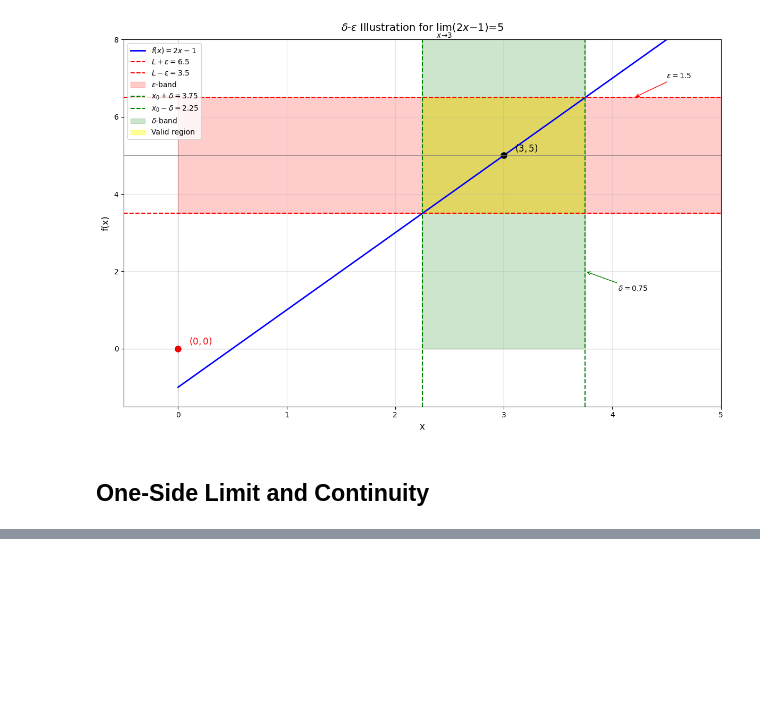
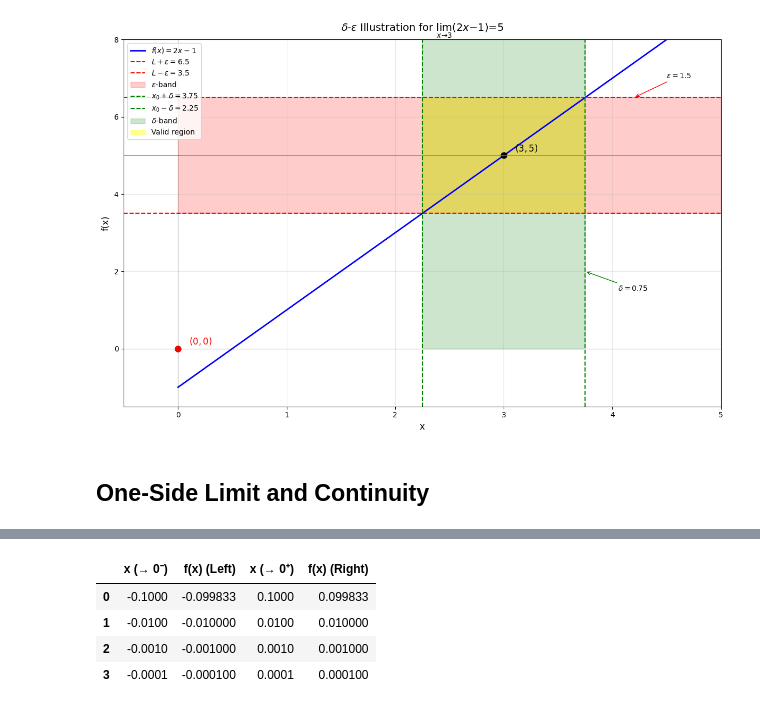
Before and after one commit to PatiphanAK/math-for-it, a Jupyter notebook: calculus/Limit.ipynb, the cells around one changed output, grey strips where cells are left out. Drawn from its saved outputs; the diff is of its cells as text; code cells hidden in the pictures; blank space fills up the shorter version.

```diff
--- a/calculus/Limit.ipynb
+++ b/calculus/Limit.ipynb
@@ -547,0 +566,21 @@ plt.show()
+# %%
+def f(x):
+    return np.sin(x)
+
+x_left = np.array([-0.1, -0.01, -0.001, -0.0001])
+x_right = np.array([0.1, 0.01, 0.001, 0.0001])
+
+data_f = {
+    "x (→ 0⁻)": x_left,
+    "f(x) (Left)": f(x_left),
+    "x (→ 0⁺)": x_right,
+    "f(x) (Right)": f(x_right)
+}
+df_f = pd.DataFrame(data_f)
+df_f
+# %% [output]
+|  | x (→ 0⁻) | f(x) (Left) | x (→ 0⁺) | f(x) (Right) |
+| 0 | -0.1000 | -0.099833 | 0.1000 | 0.099833 |
+| 1 | -0.0100 | -0.010000 | 0.0100 | 0.010000 |
+| 2 | -0.0010 | -0.001000 | 0.0010 | 0.001000 |
+| 3 | -0.0001 | -0.000100 | 0.0001 | 0.000100 |
```
Also changed, not shown: parts of 5 cells of this notebook.
